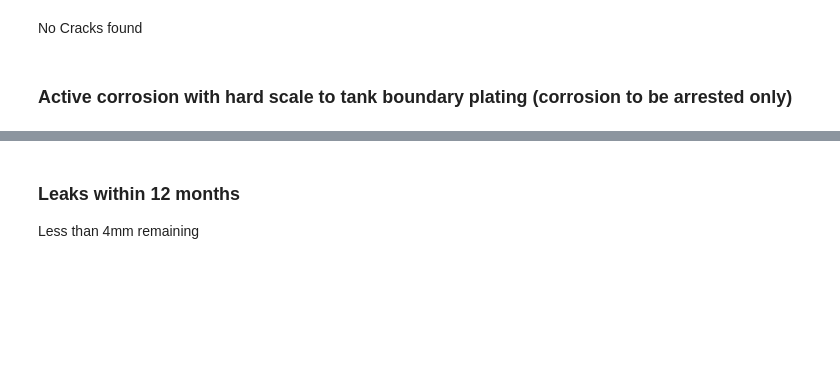
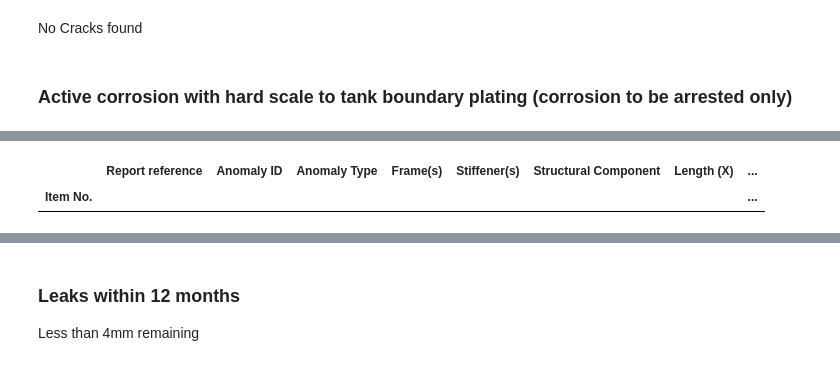
Before and after one commit to nishamnisham/PythonScripts, a Jupyter notebook: XLWINGS/jad_fmeca_batch5_reporting.ipynb, the cells around one changed output, grey strips where cells are left out. Cells and saved outputs as stored; diff of their text form; code cells hidden in the pictures; blank space fills up the shorter version.

```diff
--- a/XLWINGS/jad_fmeca_batch5_reporting.ipynb
+++ b/XLWINGS/jad_fmeca_batch5_reporting.ipynb
@@ -62,0 +84,8 @@ df.head(1)
+# %%
+buckling = df['Anomaly Type'] == "B"
+ac = df['Anomaly Type'] == "AC"
+aw = df['Anomaly Type'] == "AW"
+is_renewal = df["FLAG"] == 'R'
+between_6_10 = (df['Average UTM Reading (mm)'] >= 6.0) & (df['Average UTM Reading (mm)'] <10.0)
+is_lng_stiffener = df["Local Structure"] == "Long'l stiff'r"
+less_than_6 = (df['Average UTM Reading (mm)'] <= 6.0)
@@ -71,4 +226,15 @@ No Cracks found
 # %%
 is_active_corrosion = df['Anomaly Type']=='AC'
-is_substantial = df["FLAG"] == 'SC'
-ac = df[is_active_corrosion & is_substantial]
+is_arrested_wastage = df['Anomaly Type']=='AW'
+is_renewal = df["FLAG"] == 'R'
+boundary_plating = df["Location"] == "Tank boundary plating"
+on_a_plate = df["Local Structure"] == "Plate"
+
+
+
+ac = df[(is_active_corrosion) & is_renewal & boundary_plating & less_than_6]
+# %%
+ac
+# %% [output]
+|  | Report reference | Anomaly ID | Anomaly Type | Frame(s) | Stiffener(s) | Structural Component | Length (X) | ... |
+| Item No. |  |  |  |  |  |  |  | ... |
```
Also changed, not shown: parts of 41 cells of this notebook, 4 other files.
